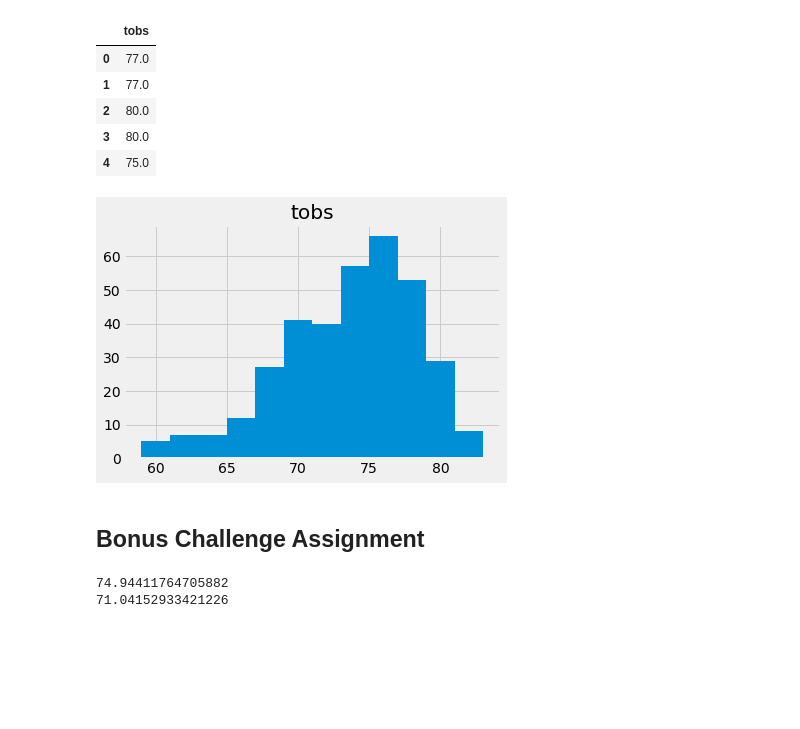
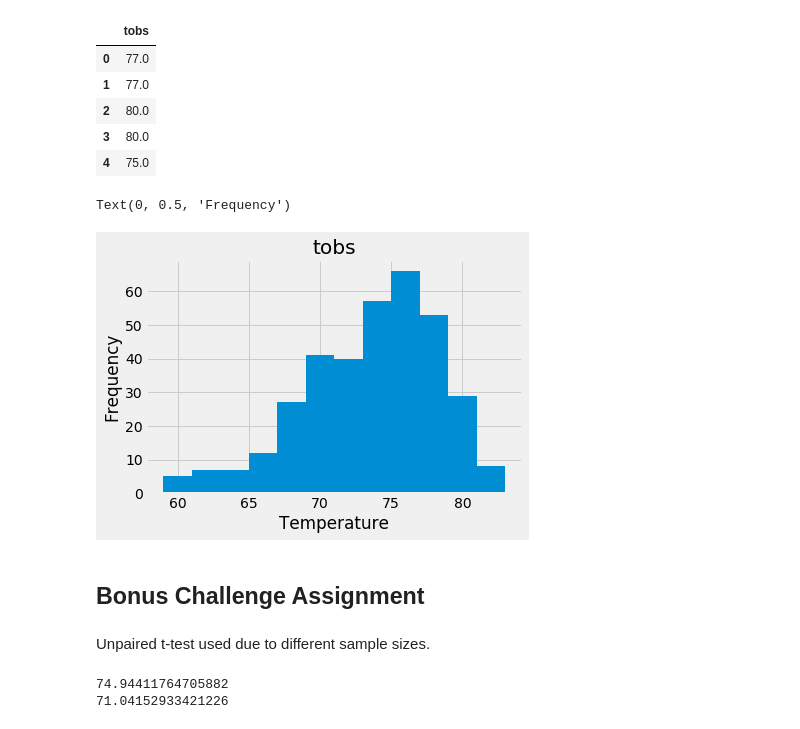
Before and after one commit to Cadet93/sqlalchemy-challenge, a Jupyter notebook: climate_analysis_HI.ipynb, the cells around one changed output. Cells and saved outputs as stored; diff of their text form; code cells hidden in the pictures; blank space fills up the shorter version.

```diff
--- a/climate_analysis_HI.ipynb
+++ b/climate_analysis_HI.ipynb
@@ -227,14 +227,20 @@ temps_df.head()
 | 4 | 75.0 |
 # %%
 #histogram of last 12 months temperatures
+
 
 #plt.hist(last_year_temps, bins=12)
 #ax=plt.hist(last_year_temps, bins=12)
 ax = temps_df.hist(column='tobs', bins=12)
+plt.xlabel('Temperature')
+plt.ylabel('Frequency')
 # %% [output]
+Text(0, 0.5, 'Frequency')
-[figure, old version]
+[figure, new version]
 # %% [markdown]
 ## Bonus Challenge Assignment
+# %% [markdown]
+Unpaired t-test used due to different sample sizes.
 # %%
 #Temperature Analysis 1
 
```
Also changed, not shown: parts of 8 cells of this notebook, 1 other file.
